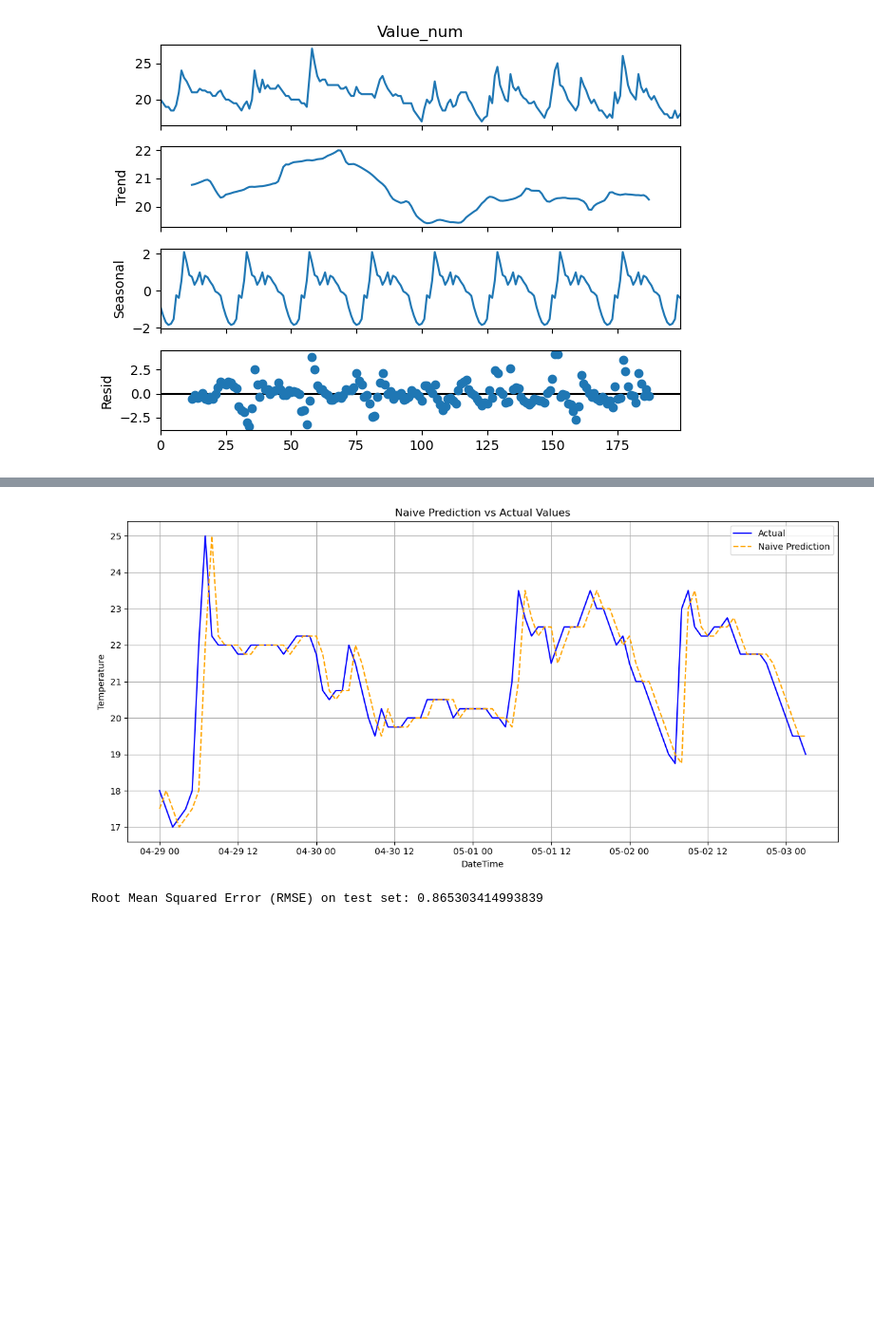
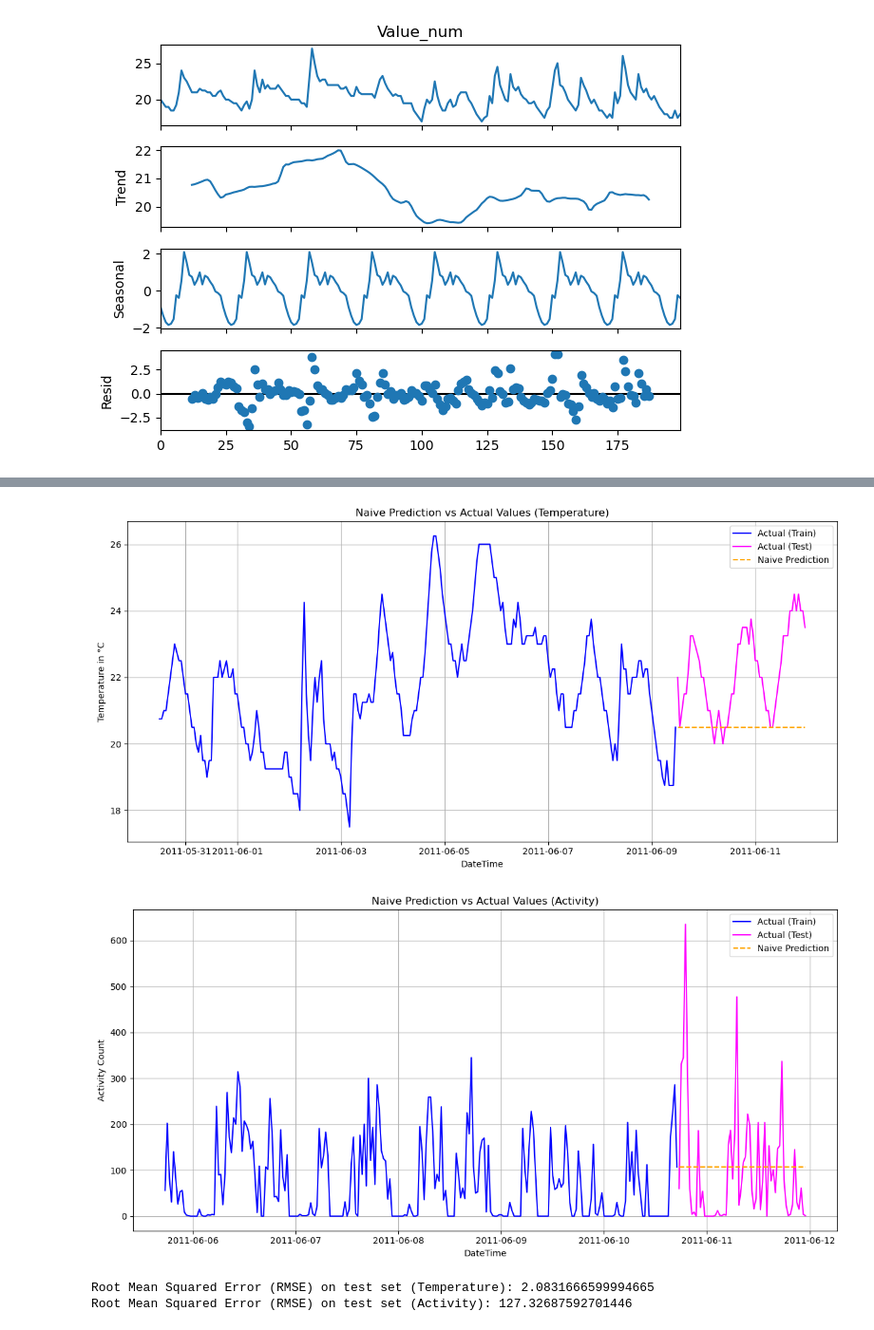
Before and after one commit to ddening/ambient-assisted-living, a Jupyter notebook: src/acf.ipynb, the cells around one changed output, grey strips where cells are left out. Shown at 95% size. Saved outputs shown, nothing was run; the diff lists cells and outputs as text; code cells hidden in the pictures; blank space fills up the shorter version.

```diff
--- a/src/acf.ipynb
+++ b/src/acf.ipynb
@@ -58,54 +67,83 @@ decomposed.plot()
 # Calculate Root Mean Squared Error (RMSE)
 def calculate_rmse(test: pd.DataFrame, train: pd.DataFrame) -> float:
     return np.sqrt(mean_squared_error(test, train))
+
+
+# all := 0
+range_limit = 300
 # %%
 # Splitting the DataFrame into 80/20 ratio
 # Causes train and test DataFrame to be mixed. Shifting DateTime results in wrong (?) naive prediction
 # train_t001_1h, test_t001_1h = train_test_split(df_t001_1h, test_size=0.2, random_state=42)
 
-# Calculate split index for 80/20 split
-split_index = int(len(df_t001_1h) * 0.8)
-train_t001_1h = df_t001_1h.iloc[0:split_index]
-test_t001_1h = df_t001_1h.iloc[split_index:]
+df_t001_1h = df_t001_1h.sort_values(by="DateTime_ISO8601").reset_index(drop=True)
+df_activity_30m = df_activity_30m.sort_values(by="DateTime_ISO8601").reset_index(drop=True)
+_df_t001_1h, _df_activity_30m = df_t001_1h[-range_limit:], df_activity_30m[-range_limit:]
 
-# Limit data
-train_t001_1h = train_t001_1h[:100]
-test_t001_1h = test_t001_1h[:100]
-
-# Ensure DataFrame is sorted by DateTime (important for time series)
-train_t001_1h = train_t001_1h.sort_values(by="DateTime_ISO8601").reset_index(drop=True)
-test_t001_1h = test_t001_1h.sort_values(by="DateTime_ISO8601").reset_index(drop=True)
-
-train_t001_1h["naive_prediciton"] = train_t001_1h["Value_num"].shift(1)
+# Split into train and test (80/20)
+split_index = int(len(_df_t001_1h) * 0.8)
+train_t001_1h, test_t001_1h = _df_t001_1h.iloc[0:split_index], _df_t001_1h.iloc[split_index:]
+split_index = int(len(_df_activity_30m) * 0.8)
+train_activity_30m, test_activity_30m = _df_activity_30m.iloc[0:split_index], _df_activity_30m.iloc[split_index:]
 
 # Prepare test set with predictions
-# Use the last value of train as the initial prediction for the test set
+# Use the last value of train as the prediction for the test set
+
+# Temperature DataFrame
 last_train_value = train_t001_1h["Value_num"].iloc[-1]
-test_t001_1h["Naive_Prediction"] = test_t001_1h["Value_num"].shift(1)
-test_t001_1h.iloc[0, test_t001_1h.columns.get_loc("Naive_Prediction")] = last_train_value
+test_t001_1h.loc[:, "naive_prediction"] = last_train_value
+# Activity DataFrame
+last_train_value = train_activity_30m["Activity"].iloc[-1]
+test_activity_30m.loc[:, "naive_prediction"] = last_train_value
 
-# Visualization
+# Visualization (Temperature)
 plt.figure(figsize=(12, 6))
-plt.plot(test_t001_1h["DateTime_ISO8601"], test_t001_1h["Value_num"], label="Actual", color="blue")
+plt.plot(train_t001_1h["DateTime_ISO8601"], train_t001_1h["Value_num"], label="Actual (Train)", color="blue")
+plt.plot(test_t001_1h["DateTime_ISO8601"], test_t001_1h["Value_num"], label="Actual (Test)", color="magenta")
 plt.plot(
     test_t001_1h["DateTime_ISO8601"],
-    test_t001_1h["Naive_Prediction"],
+    test_t001_1h["naive_prediction"],
     label="Naive Prediction",
     color="orange",
     linestyle="--",
 )
 
-plt.title("Naive Prediction vs Actual Values")
+plt.title("Naive Prediction vs Actual Values (Temperature)")
 plt.xlabel("DateTime")
-plt.ylabel("Temperature")
+plt.ylabel("Temperature in °C")
+plt.legend()
+plt.grid()
+plt.tight_layout()
+plt.show()
+
+# Visualization (Activity)
+plt.figure(figsize=(12, 6))
+plt.plot(train_activity_30m["DateTime_ISO8601"], train_activity_30m["Activity"], label="Actual (Train)", color="blue")
+plt.plot(test_activity_30m["DateTime_ISO8601"], test_activity_30m["Activity"], label="Actual (Test)", color="magenta")
+plt.plot(
+    test_activity_30m["DateTime_ISO8601"],
+    test_activity_30m["naive_prediction"],
+    label="Naive Prediction",
+    color="orange",
+    linestyle="--",
+)
+
+plt.title("Naive Prediction vs Actual Values (Activity)")
+plt.xlabel("DateTime")
+plt.ylabel("Activity Count")
 plt.legend()
 plt.grid()
 plt.tight_layout()
 plt.show()
 
 # Calculate Root Mean Squared Error (RMSE)
-rmse = calculate_rmse(test_t001_1h["Value_num"], test_t001_1h["Naive_Prediction"])
-print(f"Root Mean Squared Error (RMSE) on test set: {rmse}")
+rmse = calculate_rmse(test_t001_1h["Value_num"], test_t001_1h["naive_prediction"])
+print(f"Root Mean Squared Error (RMSE) on test set (Temperature): {rmse}")
+
+rmse = calculate_rmse(test_activity_30m["Activity"], test_activity_30m["naive_prediction"])
+print(f"Root Mean Squared Error (RMSE) on test set (Activity): {rmse}")
 # %% [output]
-[figure, old version]
+[figure, new version]
+[figure, added]
-Root Mean Squared Error (RMSE) on test set: 0.865303414993839
+Root Mean Squared Error (RMSE) on test set (Temperature): 2.0831666599994665
+Root Mean Squared Error (RMSE) on test set (Activity): 127.32687592701446
```
Also changed, not shown: parts of 5 cells of this notebook.
